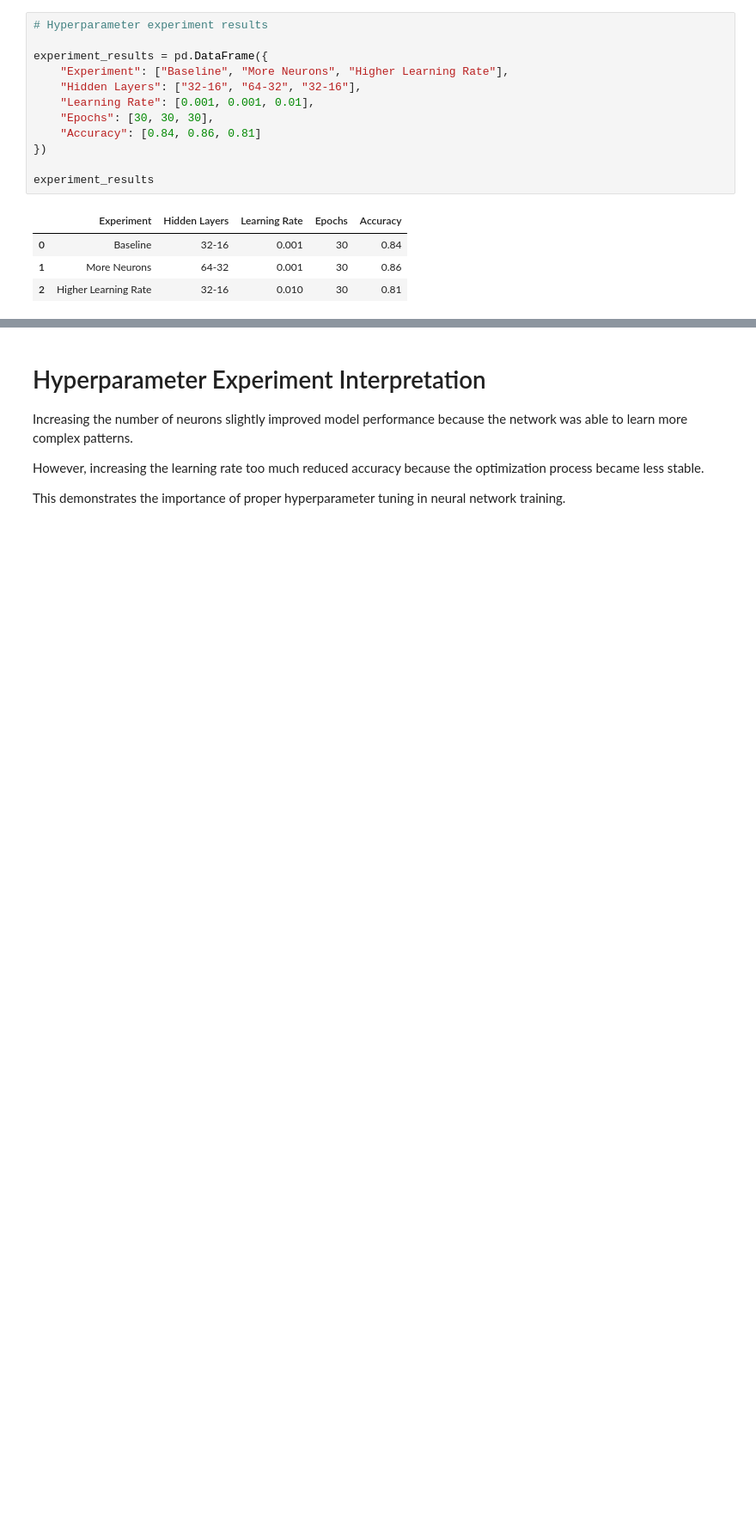
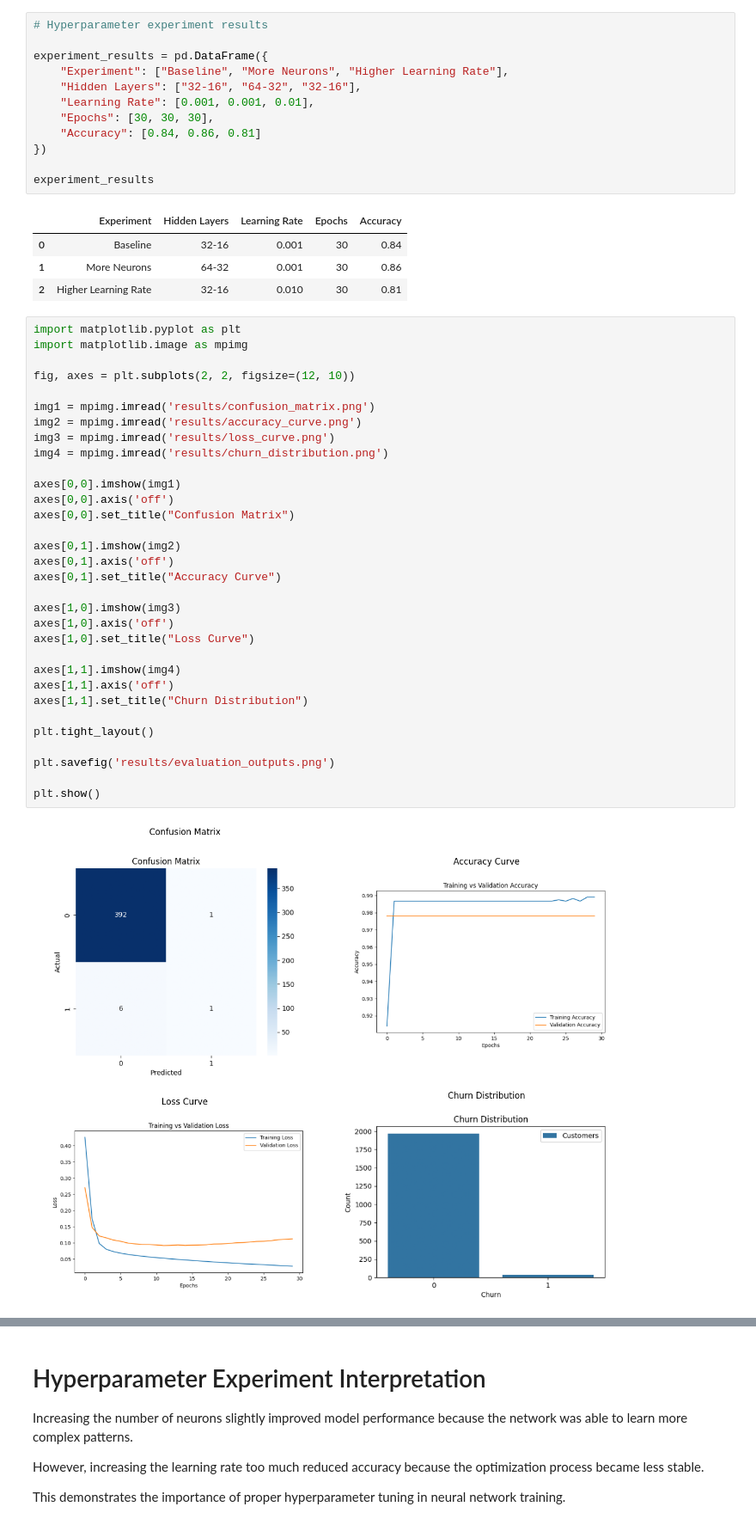
Before and after one commit to shivikaab-cmd/part-1-neural-network-analysis, a Jupyter notebook: notebook.ipynb, the cells around one changed output, grey strips where cells are left out. Shown at 86% size. Cells and saved outputs as stored; diff of their text form; blank space fills up the shorter version.

```diff
--- a/notebook.ipynb
+++ b/notebook.ipynb
@@ -694,3 +694,37 @@ experiment_results
 | 0 | Baseline | 32-16 | 0.001 | 30 | 0.84 |
 | 1 | More Neurons | 64-32 | 0.001 | 30 | 0.86 |
 | 2 | Higher Learning Rate | 32-16 | 0.010 | 30 | 0.81 |
+# %%
+import matplotlib.pyplot as plt
+import matplotlib.image as mpimg
+
+fig, axes = plt.subplots(2, 2, figsize=(12, 10))
+
+img1 = mpimg.imread('results/confusion_matrix.png')
+img2 = mpimg.imread('results/accuracy_curve.png')
+img3 = mpimg.imread('results/loss_curve.png')
+img4 = mpimg.imread('results/churn_distribution.png')
+
+axes[0,0].imshow(img1)
+axes[0,0].axis('off')
+axes[0,0].set_title("Confusion Matrix")
+
+axes[0,1].imshow(img2)
+axes[0,1].axis('off')
+axes[0,1].set_title("Accuracy Curve")
+
+axes[1,0].imshow(img3)
+axes[1,0].axis('off')
+axes[1,0].set_title("Loss Curve")
+
+axes[1,1].imshow(img4)
+axes[1,1].axis('off')
+axes[1,1].set_title("Churn Distribution")
+
+plt.tight_layout()
+
+plt.savefig('results/evaluation_outputs.png')
+
+plt.show()
+# %% [output]
+[figure, added]
```
Also changed, not shown: parts of 8 cells of this notebook, 2 other files.
